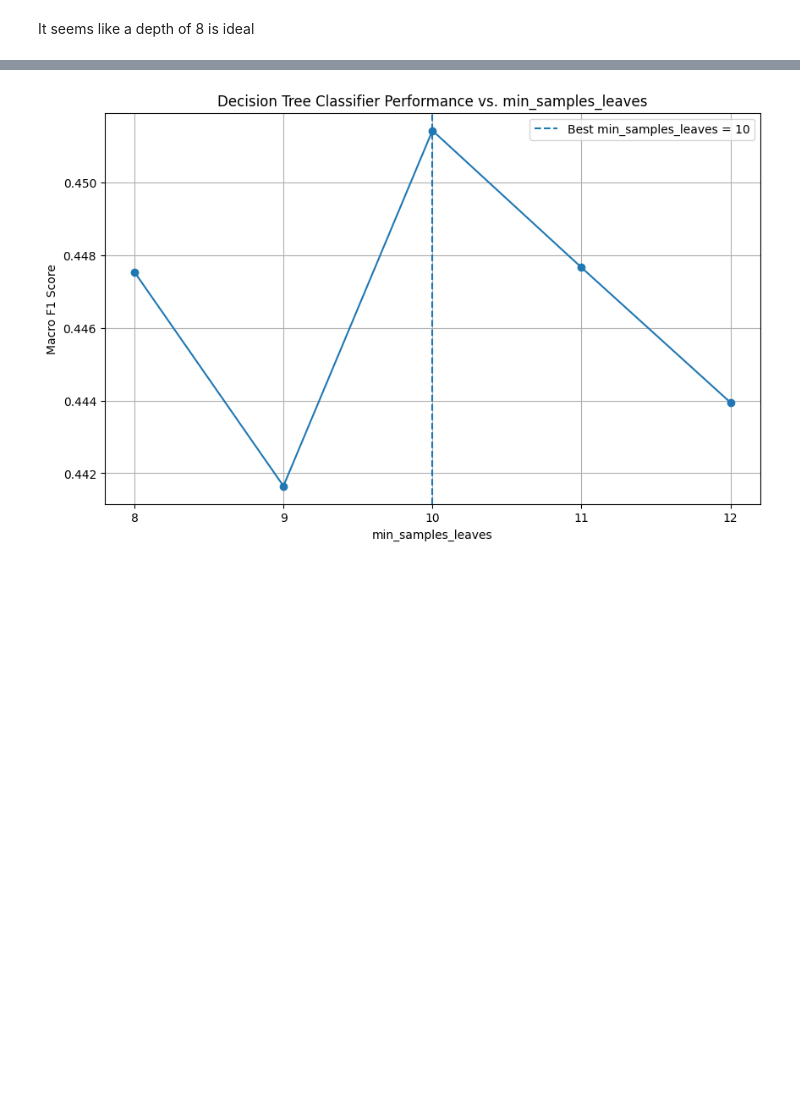
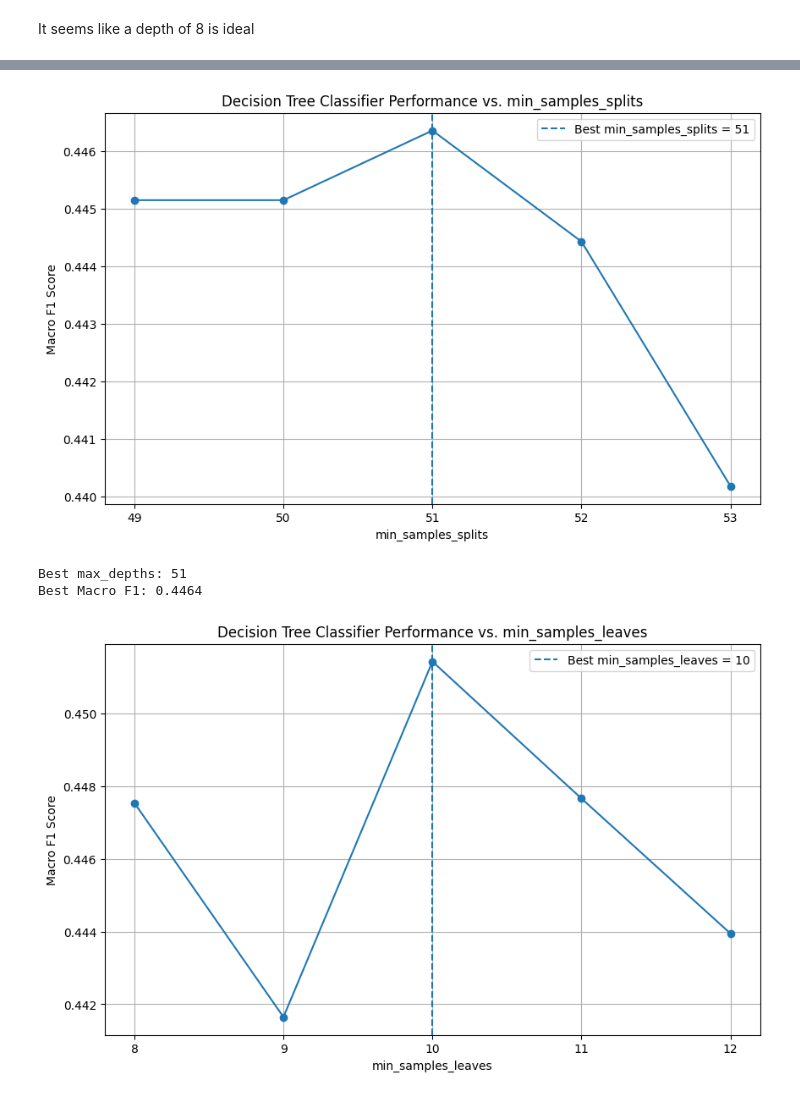
Before and after one commit to DylanBKendall/Project_CSE432-532, a Jupyter notebook: SER_Project/notebooks/cart.ipynb, the cells around one changed output, grey strips where cells are left out. Saved outputs shown, nothing was run; the diff lists cells and outputs as text; code cells hidden in the pictures; blank space fills up the shorter version.

```diff
--- a/SER_Project/notebooks/cart.ipynb
+++ b/SER_Project/notebooks/cart.ipynb
@@ -76,3 +76,49 @@ Best Macro F1: 0.4335
+# %%
+from minilearn.classifiers import DecisionTreeClassifier
+# Predicting emotion from features
+
+X = features.copy()
+y = df["emotion"]
+
+X_train, X_test, y_train, y_test = train_test_split(X, y, test_size=0.2, random_state=42, stratify=y)
+
+# Try different k values
+min_samples_splits = [49, 50, 51, 52, 53]
+macro_f1_scores = []
+
+# Baseline model
+
+for min_samples_split in min_samples_splits:
+    classifier = DecisionTreeClassifier(min_samples_split=min_samples_split)
+    classifier.fit(X_train, y_train)
+
+    y_pred = classifier.predict(X_test)
+
+    macro_f1_scores.append(f1_score(y_test, y_pred, average="macro"))
+
+# Find best k
+best_min_samples_splits = min_samples_splits[macro_f1_scores.index(max(macro_f1_scores))]
+best_f1 = max(macro_f1_scores)
+
+# Plot k vs performance
+plt.figure(figsize=(10, 6))
+plt.plot(min_samples_splits, macro_f1_scores, marker="o")
+plt.axvline(best_min_samples_splits, linestyle="--", label=f"Best min_samples_splits = {best_min_samples_splits}")
+
+plt.xlabel("min_samples_splits")
+plt.ylabel("Macro F1 Score")
+plt.title("Decision Tree Classifier Performance vs. min_samples_splits")
+plt.xticks(min_samples_splits)
+plt.legend()
+plt.grid(True)
+plt.show()
+
+print(f"Best max_depths: {best_min_samples_splits}")
+print(f"Best Macro F1: {best_f1:.4f}")
+# %% [output]
+[figure, added]
+Best max_depths: 51
+Best Macro F1: 0.4464
 # %%
 # Predicting emotion from features
 
```
Also changed, not shown: parts of 1 cell of this notebook, 6 other files.
